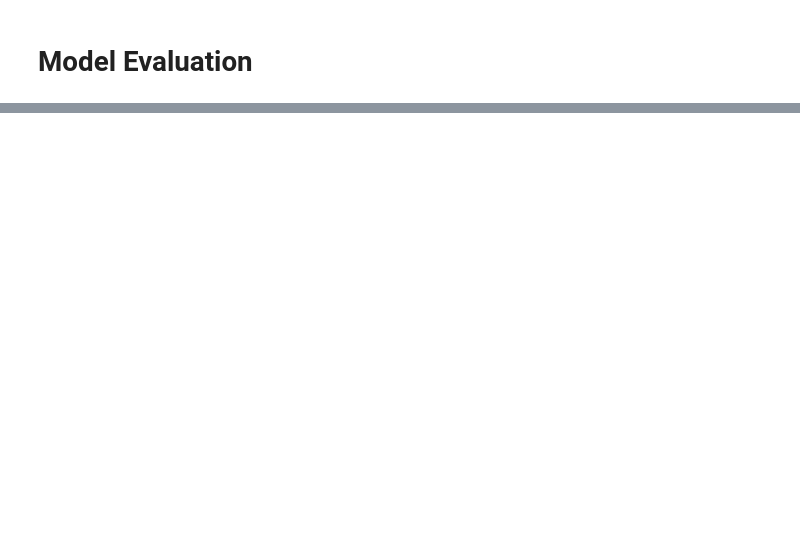
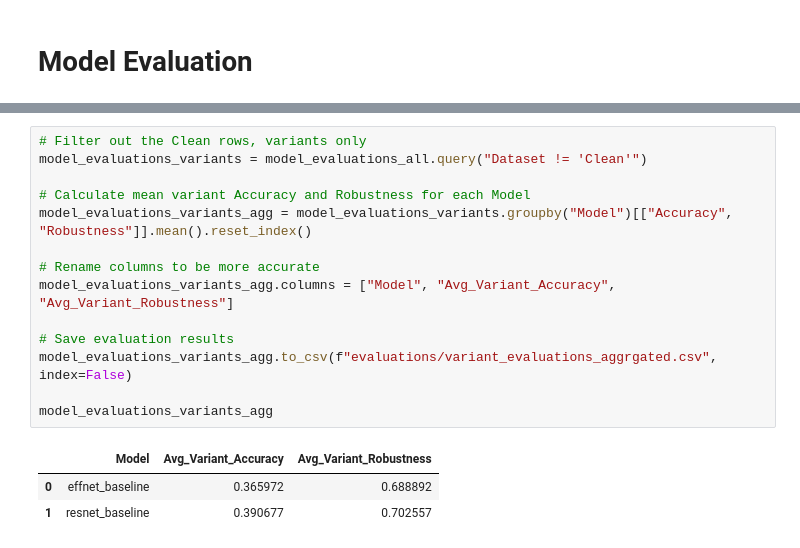
Before and after one commit to jgbreault/MealReveal, a Jupyter notebook: analysis.ipynb, the cells around one changed output, grey strips where cells are left out. Cells and saved outputs as stored; diff of their text form; blank space fills up the shorter version.

```diff
--- a/analysis.ipynb
+++ b/analysis.ipynb
@@ -438,0 +444,18 @@ variant_sumamary
+# %%
+# Filter out the Clean rows, variants only
+model_evaluations_variants = model_evaluations_all.query("Dataset != 'Clean'")
+
+# Calculate mean variant Accuracy and Robustness for each Model
+model_evaluations_variants_agg = model_evaluations_variants.groupby("Model")[["Accuracy", "Robustness"]].mean().reset_index()
+
+# Rename columns to be more accurate
+model_evaluations_variants_agg.columns = ["Model", "Avg_Variant_Accuracy", "Avg_Variant_Robustness"]
+
+# Save evaluation results
+model_evaluations_variants_agg.to_csv(f"evaluations/variant_evaluations_aggrgated.csv", index=False)
+
+model_evaluations_variants_agg
+# %% [output]
+|  | Model | Avg_Variant_Accuracy | Avg_Variant_Robustness |
+| 0 | effnet_baseline | 0.365972 | 0.688892 |
+| 1 | resnet_baseline | 0.390677 | 0.702557 |
```
Also changed, not shown: parts of 13 cells of this notebook, 6 other files.
